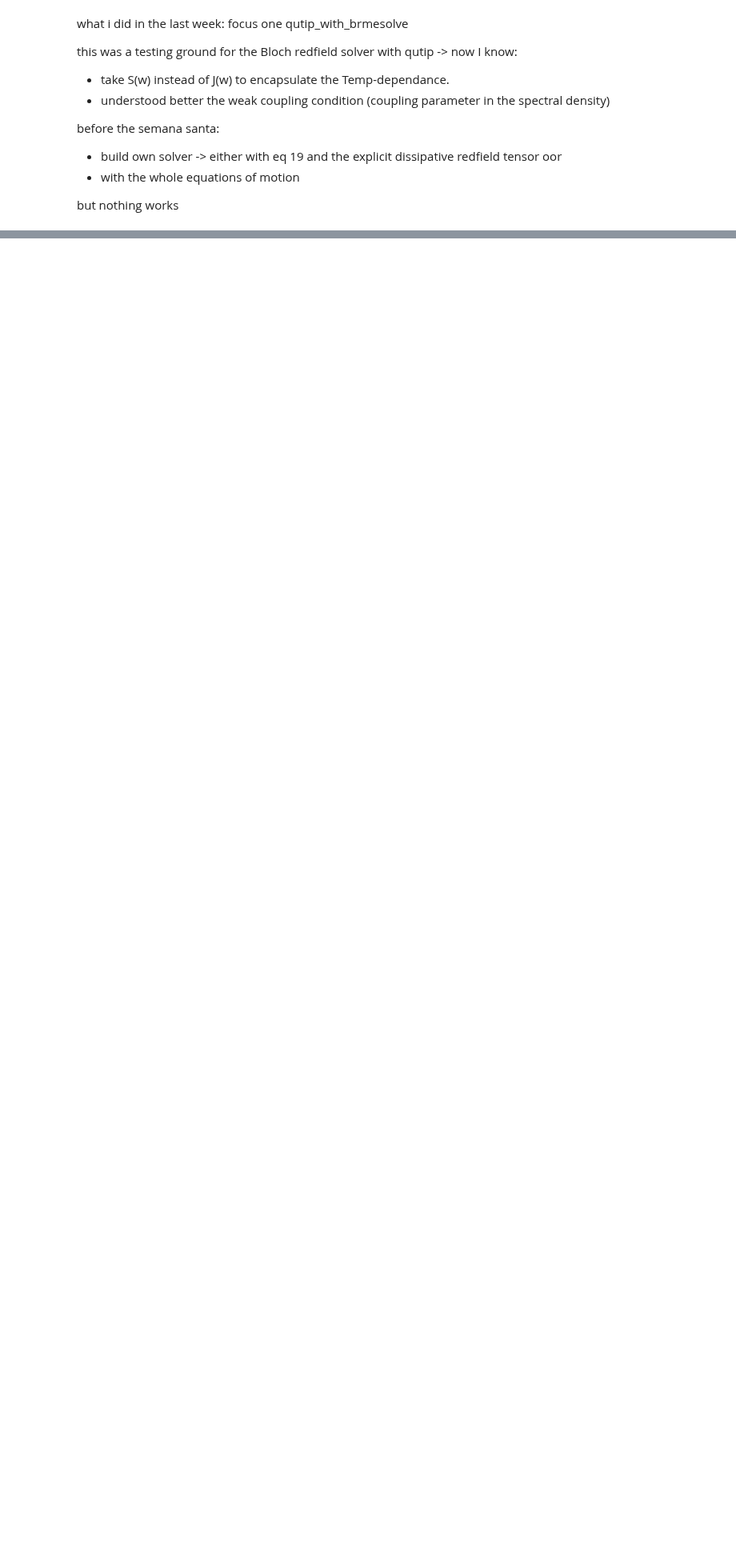
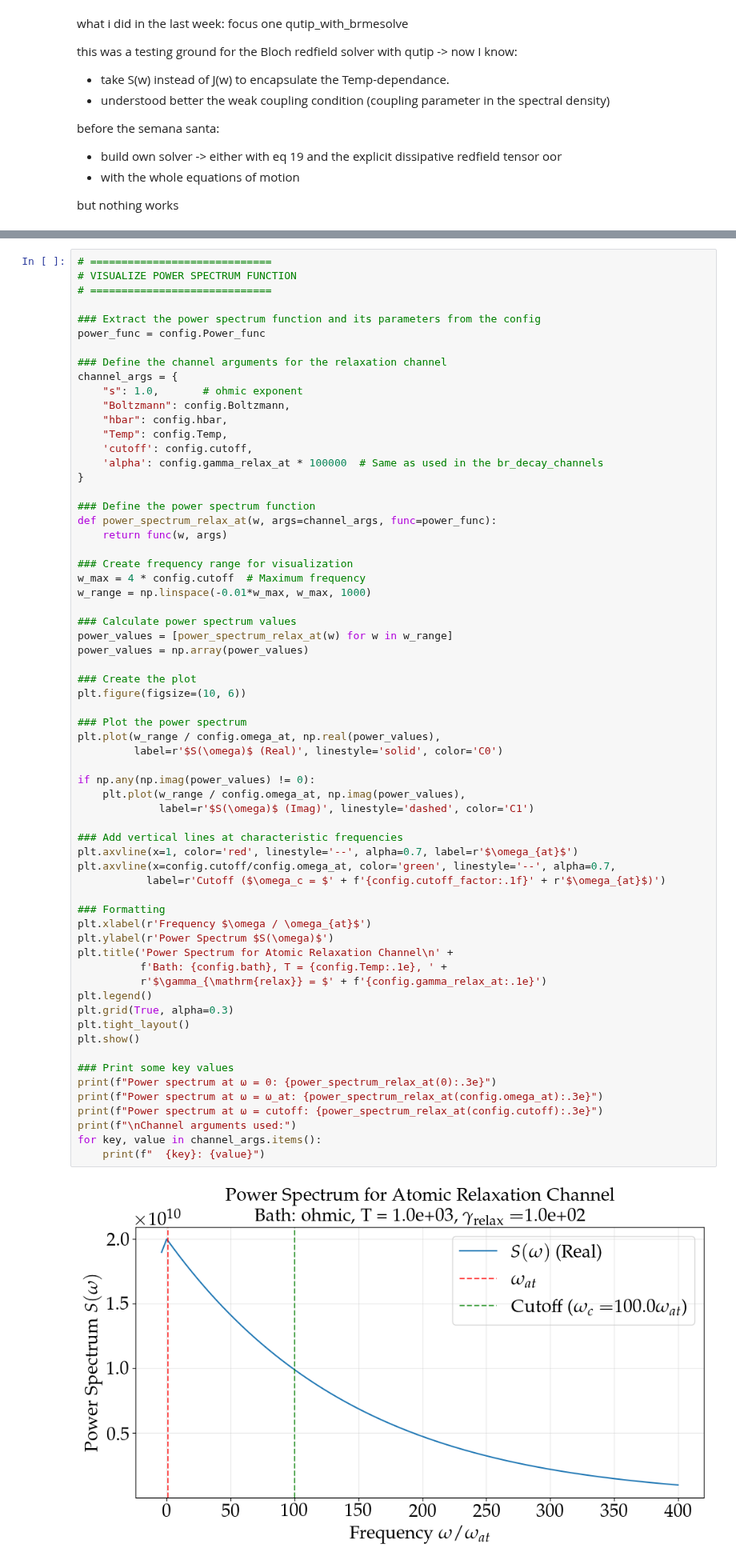
Before and after one commit to LBPhysics/2025_master_thesis_leopold_bodamer, a Jupyter notebook: code/python/notebooks/archive/Qubit_bath_test/Qubit_with_brmesolve.ipynb, the cells around one changed output, grey strips where cells are left out. Shown at 80% size. Drawn from its saved outputs; the diff is of its cells as text; blank space fills up the shorter version.

```diff
--- a/code/python/notebooks/archive/Qubit_bath_test/Qubit_with_brmesolve.ipynb
+++ b/code/python/notebooks/archive/Qubit_bath_test/Qubit_with_brmesolve.ipynb
@@ -708,3 +717,69 @@ the following hamiltonians were built Quantum object: dims=[[2], [2]], shape=(2,
 Qobj data =
 [[0. 0.]
  [0. 0.]] []
+# %%
+# =============================
+# VISUALIZE POWER SPECTRUM FUNCTION
+# =============================
+
+### Extract the power spectrum function and its parameters from the config
+power_func = config.Power_func
+
+### Define the channel arguments for the relaxation channel
+channel_args = {
+    "s": 1.0,       # ohmic exponent
+    "Boltzmann": config.Boltzmann,
+    "hbar": config.hbar,
+    "Temp": config.Temp,
+    'cutoff': config.cutoff,
+    'alpha': config.gamma_relax_at * 100000  # Same as used in the br_decay_channels
+}
+
+### Define the power spectrum function
+def power_spectrum_relax_at(w, args=channel_args, func=power_func):
+    return func(w, args)
+
+### Create frequency range for visualization
+w_max = 4 * config.cutoff  # Maximum frequency
+w_range = np.linspace(-0.01*w_max, w_max, 1000)
+
+### Calculate power spectrum values
+power_values = [power_spectrum_relax_at(w) for w in w_range]
+power_values = np.array(power_values)
+
+### Create the plot
+plt.figure(figsize=(10, 6))
+
+### Plot the power spectrum
+plt.plot(w_range / config.omega_at, np.real(power_values),
+         label=r'$S(\omega)$ (Real)', linestyle='solid', color='C0')
+
+if np.any(np.imag(power_values) != 0):
+    plt.plot(w_range / config.omega_at, np.imag(power_values),
+             label=r'$S(\omega)$ (Imag)', linestyle='dashed', color='C1')
+
+### Add vertical lines at characteristic frequencies
+plt.axvline(x=1, color='red', linestyle='--', alpha=0.7, label=r'$\omega_{at}$')
+plt.axvline(x=config.cutoff/config.omega_at, color='green', linestyle='--', alpha=0.7,
+           label=r'Cutoff ($\omega_c = $' + f'{config.cutoff_factor:.1f}' + r'$\omega_{at}$)')
+
+### Formatting
+plt.xlabel(r'Frequency $\omega / \omega_{at}$')
+plt.ylabel(r'Power Spectrum $S(\omega)$')
+plt.title('Power Spectrum for Atomic Relaxation Channel\n' +
+          f'Bath: {config.bath}, T = {config.Temp:.1e}, ' +
+          r'$\gamma_{\mathrm{relax}} = $' + f'{config.gamma_relax_at:.1e}')
+plt.legend()
+plt.grid(True, alpha=0.3)
+plt.tight_layout()
+plt.show()
+
+### Print some key values
+print(f"Power spectrum at ω = 0: {power_spectrum_relax_at(0):.3e}")
+print(f"Power spectrum at ω = ω_at: {power_spectrum_relax_at(config.omega_at):.3e}")
+print(f"Power spectrum at ω = cutoff: {power_spectrum_relax_at(config.cutoff):.3e}")
+print(f"\nChannel arguments used:")
+for key, value in channel_args.items():
+    print(f"  {key}: {value}")
+# %% [output]
+[figure, added]
```
Also changed, not shown: parts of 7 cells of this notebook.
